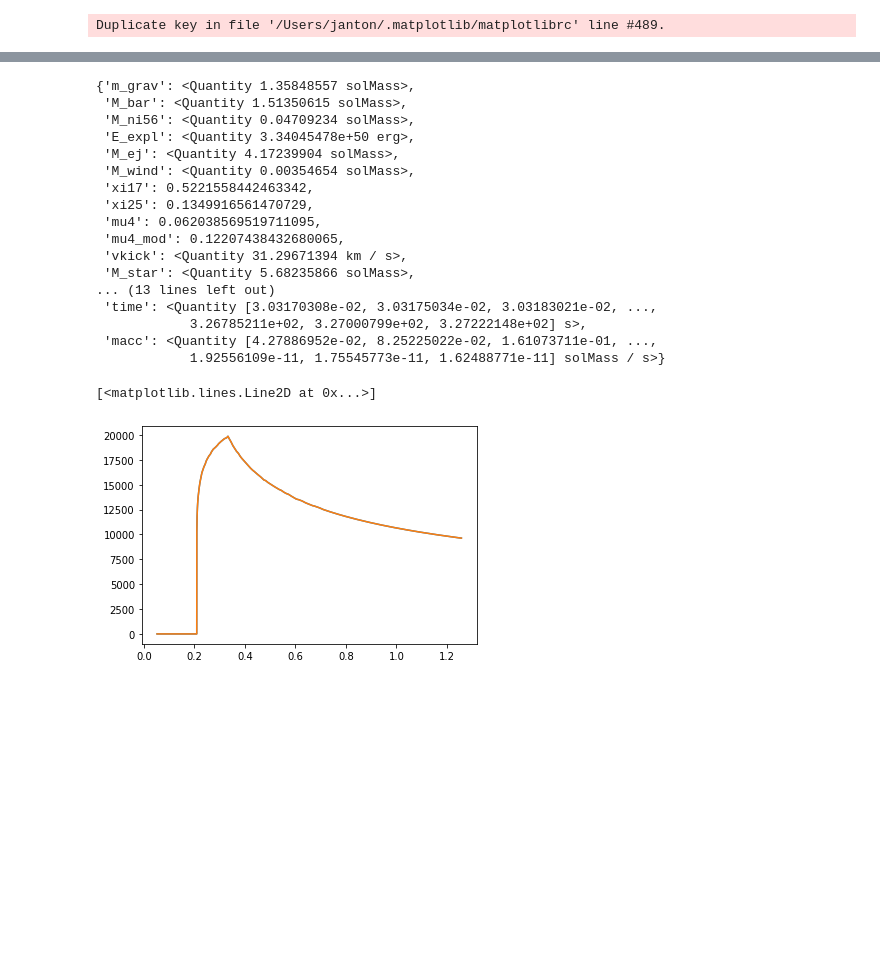
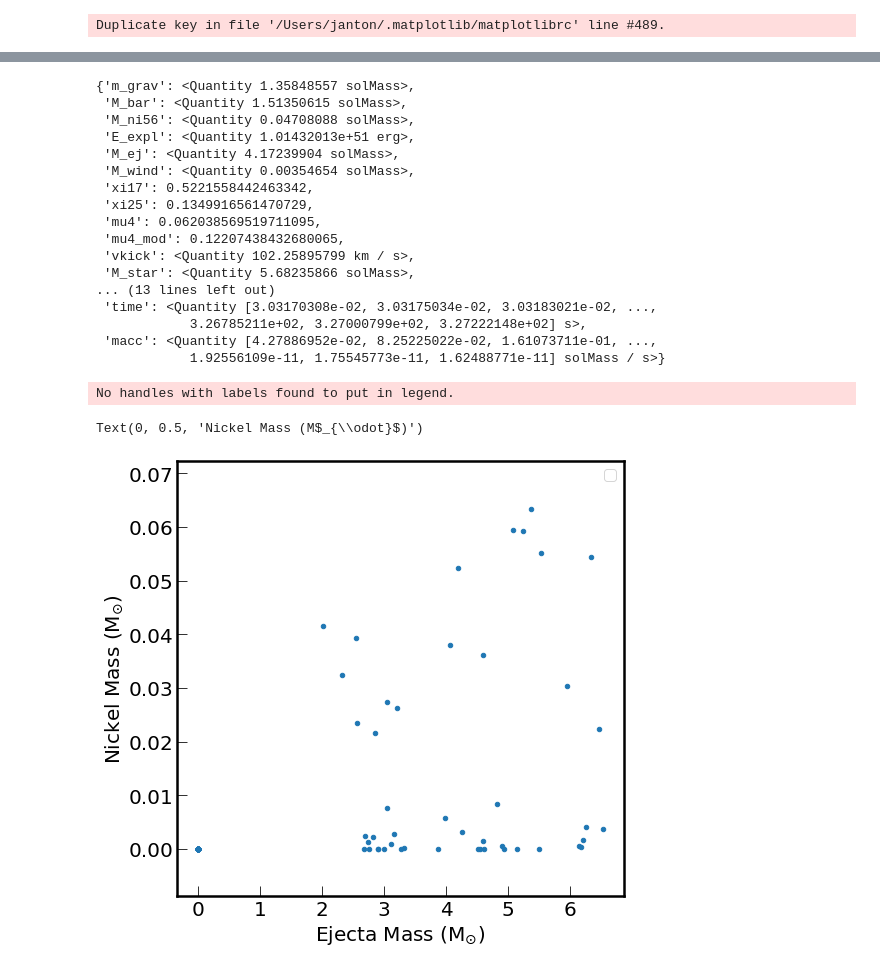
Before and after one commit to jantoniadis/analytic_explosions, a Jupyter notebook: analytic_explosions.ipynb, the cells around one changed output, grey strips where cells are left out. Cells and saved outputs as stored; diff of their text form; code cells hidden in the pictures; blank space fills up the shorter version.

Commit message:
add plots

```diff
--- a/analytic_explosions.ipynb
+++ b/analytic_explosions.ipynb
@@ -351,13 +351,13 @@ def criterion(profile,
               threshold = 1.0,
               beta=4.,
               alpha_outflow=0.5,
-              eta_outflow = 0.5,
+              eta_outflow = 1.0,
               zeta=0.7,
               aturb=1.18,
               t_15=1.2*u.s,
               m_max = 2.05 * u.Msun,
               wind=True,
-              _use_egrav=False):
+              _use_egrav=True):
 
     rho=(10**profile('logRho')[::-1])*u.g/(u.cm**3)
     mass=profile('mass')[::-1]*u.Msun
@@ -441,7 +441,7 @@ def criterion(profile,
         m_out = (mass[i] - mass[i-1]) * eta_2
         e_delayed = e_delayed + (mass[i] - mass[i-1]) * (eta_outflow * eta_1 - eta_2) * e_rec
         e_diag[i] = e_diag[i-1] + m_out * e_rec + (ybind [i-1] - ybind[i])  * alpha_outflow
-        v_shock[i] = (con_matzner * np.sqrt(max(e_diag[i],0.0) / (mass[i] - m_init).cgs) * ((mass[i] - m_init).cgs / (rho[i].cgs * radius[i].cgs**3))**0.19)
+        v_shock[i] = (con_matzner * np.sqrt(max(e_diag[i],0.0*u.erg) / (mass[i] - m_init).cgs) * ((mass[i] - m_init).cgs / (rho[i].cgs * radius[i].cgs**3))**0.19)
 
         m_by_rem = m_by_rem + (mass[i] - mass[i-1]) * (1 - alpha_outflow)*(1.0-eta_1) #- m_out
         T9[i] = ((3/(c.sigma_sb*4./c.c))*((beta)/(beta-1))*rho[i]*v_shock[i]**2)**0.25*1e-9
@@ -481,8 +481,8 @@ def criterion(profile,
         e_diag[i] = u.Quantity(e_diag[i-1],u.erg)
         eexp = e_diag[i] + (ybind[i-1] - ybind[i])
       #  v_shock[i] = (con_matzner * np.sqrt(max(e_diag[i],0.0) / (mass[i] - m_init).cgs) * ((mass[i] - m_init).cgs / (rho[i].cgs * radius[i].cgs**3))**0.19)
-      #  v_shock[i] = (con_matzner * np.sqrt(max([eexp, 0]) / (mass[i] - m_init).cgs) * ((mass[i] - m_init).cgs / (rho[i].cgs * radius[i].cgs**3))**0.19)
-        v_shock[i] = (((con_matzner * np.sqrt(max(eexp, 0*u.erg).cgs / (mass[i] - m_init).cgs) * ((mass[i] - m_init).cgs / (rho[i].cgs * radius[i].cgs**3))**0.19))).value * u.cm/u.s
+        v_shock[i] = (con_matzner * np.sqrt(max([eexp, 0*u.erg]) / (mass[i] - m_init).cgs) * ((mass[i] - m_init).cgs / (rho[i].cgs * radius[i].cgs**3))**0.19)
+      #  v_shock[i] = (((con_matzner * np.sqrt(max(eexp, 0*u.erg).cgs / (mass[i] - m_init).cgs) * ((mass[i] - m_init).cgs / (rho[i].cgs * radius[i].cgs**3))**0.19))).value * u.cm/u.s
         T9[i] = ((3/(c.sigma_sb*4./c.c))*((beta)/(beta-1))*rho[i]*v_shock[i]**2)**0.25*1e-9
     #    #T9=((((3*beta-1.)/(beta*c.sigma_sb*4./c.c)*rho[i]*v_shock[i]**2)**(1./4.)).to(u.K)/1e9)
         eburn_i,dmni56 = eburn(profile,T9[i].value,i,rho[i].value,beta=beta)
@@ -588,15 +588,15 @@ criterion(profile,wind=True,_use_egrav=False)
 # %% [output]
 {'m_grav': <Quantity 1.35848557 solMass>,
  'M_bar': <Quantity 1.51350615 solMass>,
- 'M_ni56': <Quantity 0.04709234 solMass>,
- 'E_expl': <Quantity 3.34045478e+50 erg>,
+ 'M_ni56': <Quantity 0.04708088 solMass>,
+ 'E_expl': <Quantity 1.01432013e+51 erg>,
  'M_ej': <Quantity 4.17239904 solMass>,
  'M_wind': <Quantity 0.00354654 solMass>,
  'xi17': 0.5221558442463342,
  'xi25': 0.1349916561470729,
  'mu4': 0.062038569519711095,
  'mu4_mod': 0.12207438432680065,
- 'vkick': <Quantity 31.29671394 km / s>,
+ 'vkick': <Quantity 102.25895799 km / s>,
  'M_star': <Quantity 5.68235866 solMass>,
 ... (13 lines left out)
  'time': <Quantity [3.03170308e-02, 3.03175034e-02, 3.03183021e-02, ...,
@@ -616,12 +616,7 @@ res=criterion(profile,wind=True,_use_egrav=True,eta_outflow=1.0)
 #plt.plot(mass,-(3*c.G*mass**2/radius/5.).to(u.erg))
 #plt.plot(res['time'][200:620],res['lum'][200:620]/1e52)
 #plt.plot(res['time'][200:620],res['lum'][200:620]/1e52)
-plt.plot(res['time'][220:620],res['vshock'][220:620].to(u.km/u.s))
-plt.plot(res['time'][220:620],res['vshock'][220:620].to(u.km/u.s))
-#plt.plot(profile('mass'),profile('total_energy'))
+#plt.plot(res['time'][220:620],res['vshock'][220:620].to(u.km/u.s))
+#plt.plot(res['time'][220:620],res['vshock'][220:620].to(u.km/u.s))
+#plt.plot(profile('mass'),profile('signed_log_eps_grav'))
 #plt.plot(mass,-mass**2./radius)
-# %% [output]
-[<matplotlib.lines.Line2D at 0x...>]
-[figure, removed]
-# %% [markdown]
-###
@@ -627,0 +660,27 @@ plt.plot(res['time'][220:620],res['vshock'][220:620].to(u.km/u.s))
+# %%
+def prepare_canvas():
+    plt.rcParams['figure.figsize'] = [8, 8]
+    plt.rcParams['axes.linewidth'] = 2.5
+    plt.legend(prop={'size': 15})
+
+    fontsize = 20
+    ax = plt.gca()
+    ax.tick_params(direction='in',length=10)
+    for tick in ax.xaxis.get_major_ticks():
+        tick.label1.set_fontsize(fontsize)
+        #tick.label1.set_fontweight('bold')
+    for tick in ax.yaxis.get_major_ticks():
+        tick.label1.set_fontsize(fontsize)
+        #tick.label1.set_fontweight('bold')
+prepare_canvas()
+plt.scatter(M_ej,ni56,s=20.0)
+#plt.scatter(mfinal,m_grav,s=5.0)
+#plt.hist(m_grav,bins=10)
+#plt.xlim([4,30])
+plt.xlabel(r'Ejecta Mass (M$_{\odot}$)',fontsize=20)
+plt.ylabel(r'Nickel Mass (M$_{\odot}$)',fontsize=20)
+#plt.savefig('../minit_vs_mns.pdf')
+# %% [output]
+No handles with labels found to put in legend.
+Text(0, 0.5, 'Nickel Mass (M$_{\\odot}$)')
+[figure, added]
```
Also changed, not shown: parts of 3 cells of this notebook.
